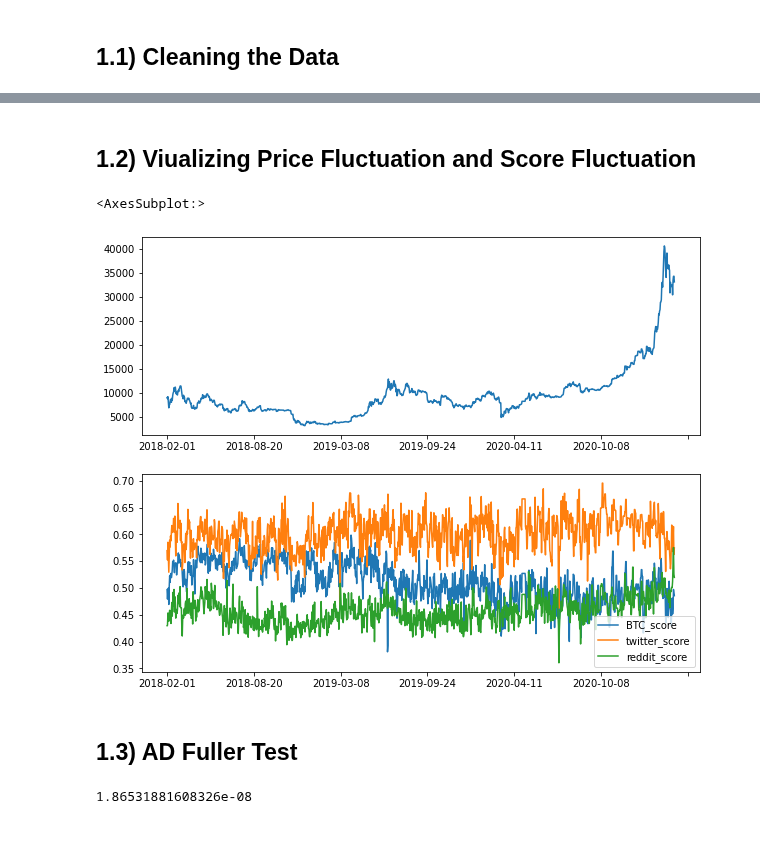
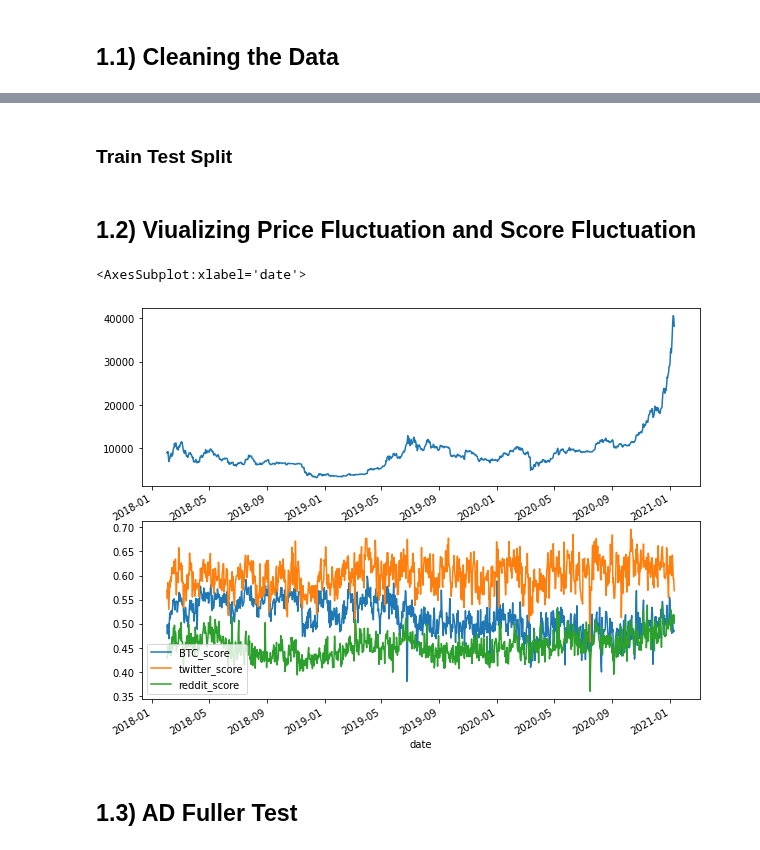
Before and after one commit to Dmunozig/crypto_sentiment, a Jupyter notebook: notebooks/Yassine modelling NB.ipynb, the cells around one changed output, grey strips where cells are left out. Drawn from its saved outputs; the diff is of its cells as text; code cells hidden in the pictures.

```diff
--- a/notebooks/Yassine modelling NB.ipynb
+++ b/notebooks/Yassine modelling NB.ipynb
@@ -25,0 +79,5 @@ model_df.to_csv('../data/prices_scores_clean.csv')
+# %%
+model_df = pd.read_csv('../data/prices_scores_clean.csv')
+model_df.columns = ['date', 'price', 'BTC_score','twitter_score','reddit_score']
+model_df['date'] = pd.to_datetime(model_df['date'])
+model_df = model_df.set_index('date')
@@ -26,16 +110,16 @@ model_df.to_csv('../data/prices_scores_clean.csv')
+# %% [markdown]
+### Train Test Split
+# %%
+train_df = model_df.loc[:'2021-01-10']
+test_df = model_df.loc['2021-01-11':]
 # %% [markdown]
 ## 1.2) Viualizing Price Fluctuation and Score Fluctuation
 # %%
 fig, ax = plt.subplots(2, 1, figsize=(10,8))
-model_df['price'].plot(ax = ax[0])
-model_df[['BTC_score','twitter_score','reddit_score']].plot(ax = ax[1])
+train_df['price'].plot(ax = ax[0])
+train_df[['BTC_score','twitter_score','reddit_score']].plot(ax = ax[1])
 # %% [output]
-<AxesSubplot:>
+<AxesSubplot:xlabel='date'>
-[figure, old version]
+[figure, new version]
 # %% [markdown]
 ## 1.3) AD Fuller Test
-# %%
-result = adfuller(model_df['price'].diff(1).dropna())
-result[1]
-# %% [output]
-1.86531881608326e-08
```
Also changed, not shown: parts of 25 cells of this notebook, 1 other file.
